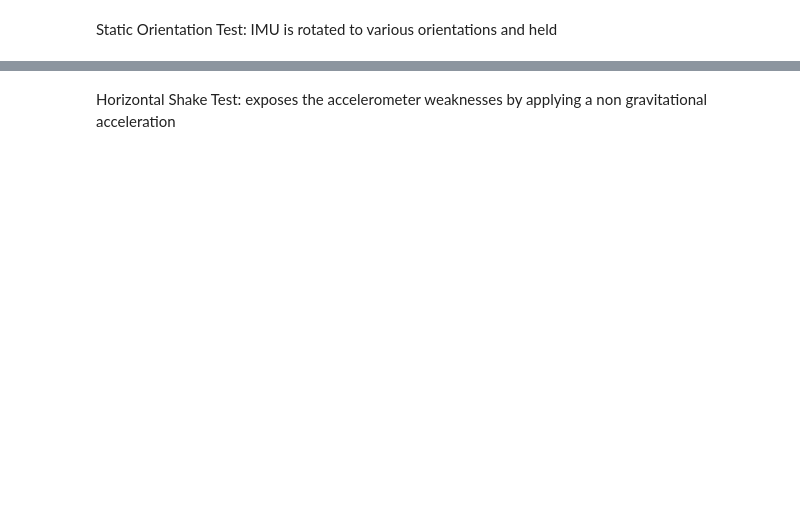
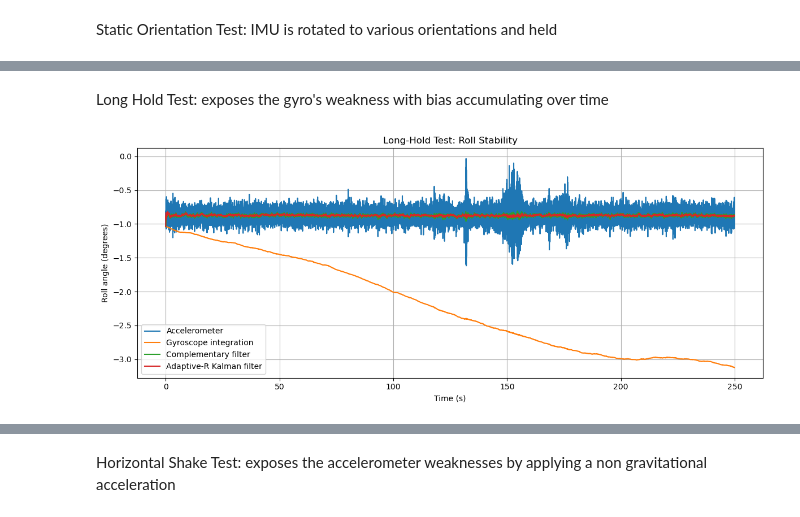
Before and after one commit to tej-parekh/stm32-imu-motion-tracker, a Jupyter notebook: Python Analysis/orientation_analysis.ipynb, the cells around one changed output, grey strips where cells are left out. Drawn from its saved outputs; the diff is of its cells as text; code cells hidden in the pictures; blank space fills up the shorter version.

```diff
--- a/Python Analysis/orientation_analysis.ipynb
+++ b/Python Analysis/orientation_analysis.ipynb
@@ -441,0 +427,38 @@ plot_estimate_comparison(
+# %% [markdown]
+Long Hold Test: exposes the gyro's weakness with bias accumulating over time
+# %%
+plt.figure(figsize=(12, 5))
+
+plt.plot(
+    hold_df["time_s"],
+    hold_df["roll_acc_deg"],
+    label="Accelerometer"
+)
+
+plt.plot(
+    hold_df["time_s"],
+    hold_df["roll_gyro_deg"],
+    label="Gyroscope integration"
+)
+
+plt.plot(
+    hold_df["time_s"],
+    hold_df["roll_comp_deg"],
+    label="Complementary filter"
+)
+
+plt.plot(
+    hold_df["time_s"],
+    hold_df["roll_kf_adaptive_deg"],
+    label="Adaptive-R Kalman filter"
+)
+
+plt.xlabel("Time (s)")
+plt.ylabel("Roll angle (degrees)")
+plt.title("Long-Hold Test: Roll Stability")
+plt.legend()
+plt.grid()
+plt.tight_layout()
+plt.show()
+# %% [output]
+[figure, added]
```
Also changed, not shown: parts of 24 cells of this notebook.
